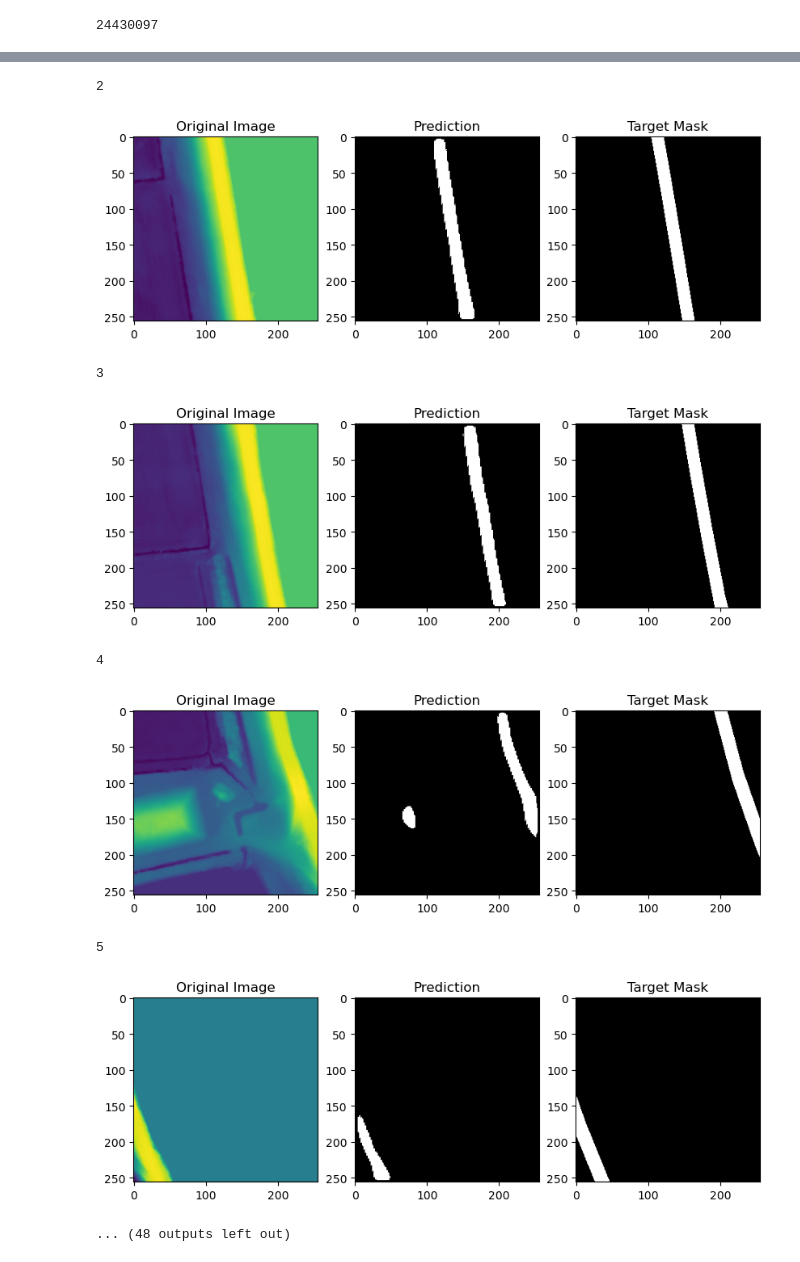
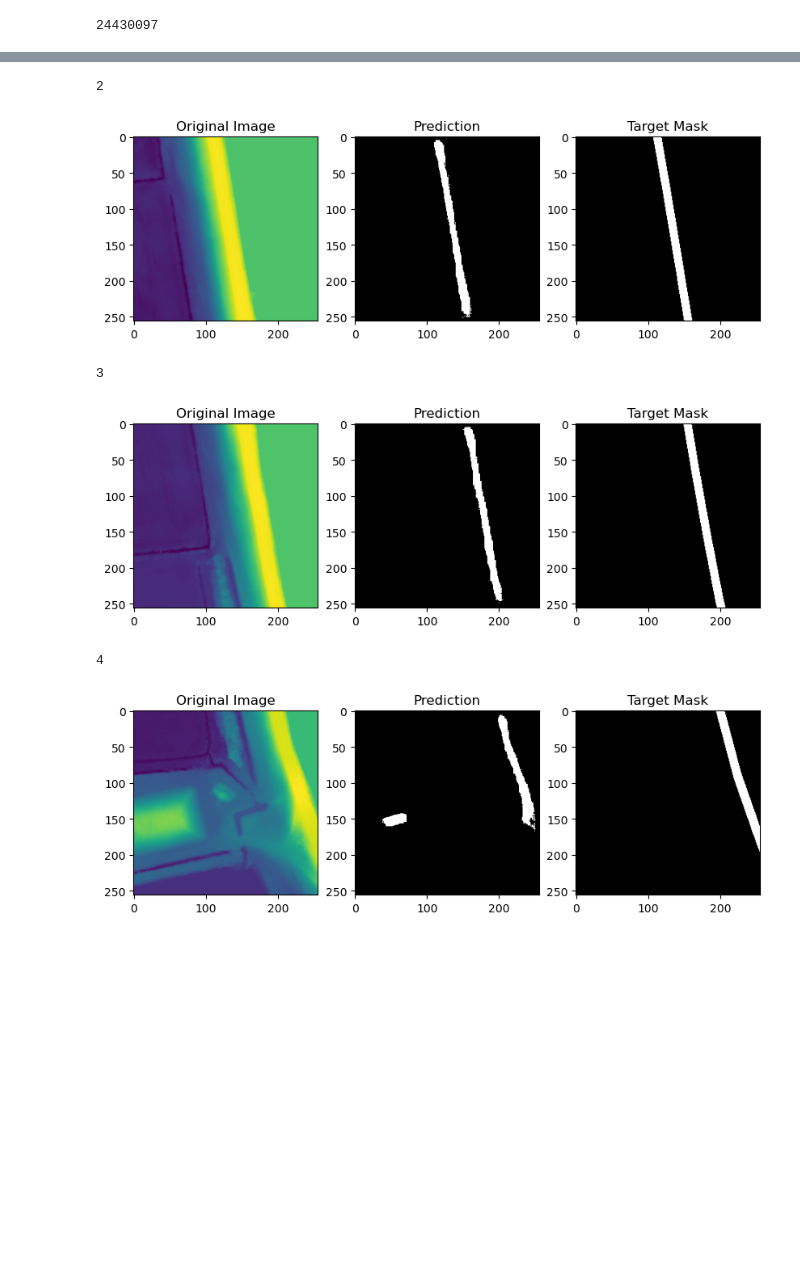
Before and after one commit to p-mucha/levee-hunter, a Jupyter notebook: notebooks/1.3-pm-initial-training.ipynb, the cells around one changed output, grey strips where cells are left out. Cells and saved outputs as stored; diff of their text form; code cells hidden in the pictures; blank space fills up the shorter version.

```diff
--- a/notebooks/1.3-pm-initial-training.ipynb
+++ b/notebooks/1.3-pm-initial-training.ipynb
@@ -121,7 +139,7 @@ val_dataset.plot(0)
 # %% [markdown]
 # Data Loader and Batch Size
 # %%
-batch_size = 32
+batch_size = 45
 device = 'cuda' if torch.cuda.is_available() else 'cpu'
 
 train_loader = DataLoader(good_dataset, batch_size=batch_size, shuffle=True)
@@ -136,4 +158,6 @@ torch.Size([1, 256, 256])
 model = smp.Unet(encoder_name='resnet34', encoder_weights='imagenet', in_channels=1, classes=1).to(device)
 
 criterion = nn.BCEWithLogitsLoss()
-optimizer = optim.Adam(model.parameters(), lr=1e-3)
+optimizer = optim.Adam(model.parameters(), lr=1e-4)
+# %%
+train_loader.dataset.weights_return=False
@@ -140,6 +168,6 @@ optimizer = optim.Adam(model.parameters(), lr=1e-3)
 # %%
 best_loss = float('inf')
-epochs = 17
+epochs = 35
 
 train_loss_list = []
 val_loss_list = []
@@ -219,10 +247,9 @@ count_parameters(model)
 24430097
 # %%
 val_dataset.transform = normalize_only
-for ix in range(30):
+for ix in range(5):
     sample_image, sample_mask = val_dataset[ix]
-    #sample_image = sample_image.unsqueeze(0)
     print(ix)
-    output = infer_and_visualize(model, sample_image, sample_mask, apply_sigmoid=True)
+    output = infer_and_visualize(model, sample_image, sample_mask, apply_sigmoid=True, device=device)
 # %% [output]
 0
@@ -232,9 +259,6 @@ for ix in range(30):
 2
-[figure, old version]
+[figure, new version]
 3
-[figure, old version]
+[figure, new version]
 4
-[figure, old version]
+[figure, new version]
-5
-[figure, removed]
-... (48 outputs left out)
```
Also changed, not shown: parts of 18 cells of this notebook.
